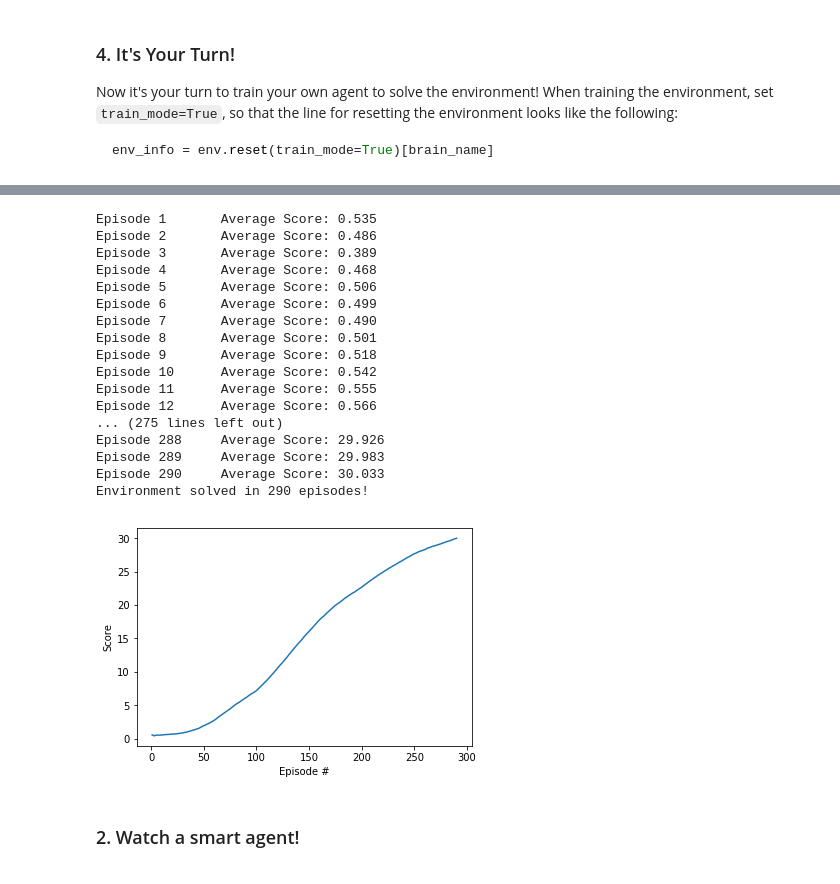
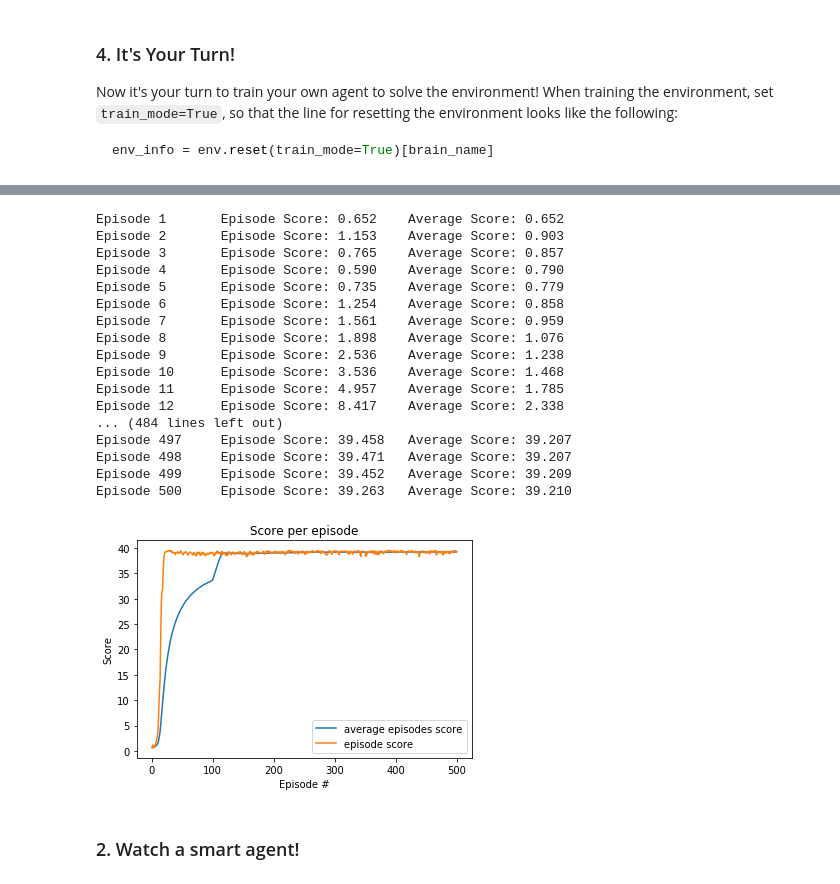
Before and after one commit to dgharsallah/ContinuousControl, a Jupyter notebook: Continuous_Control.ipynb, the cells around one changed output, grey strips where cells are left out. Drawn from its saved outputs; the diff is of its cells as text; code cells hidden in the pictures.

Commit message:
plot the score graph

```diff
--- a/Continuous_Control.ipynb
+++ b/Continuous_Control.ipynb
@@ -134,11 +132,11 @@ using device: cuda:0
 import torch
 from collections import deque
 
-def train(n_episodes=2000, max_t=1000, train=True):
+def train(n_episodes=500, max_t=1000, train=True):
     scores_deque = deque(maxlen=100)
     scores = []
-    avg_scores=[]
-
+    avg_scores = []
+    episode_scores = []
     for i_episode in range(1, n_episodes + 1):
         env_info = env.reset(train_mode=train)[brain_name]
         states = env_info.vector_observations
@@ -156,50 +154,55 @@ def train(n_episodes=2000, max_t=1000, train=True):
                 states = next_states
                 if np.any(dones):
                     break
-        scores_deque.append(np.mean(score))
+        episode_score = np.mean(score)
+        scores_deque.append(episode_score)
         avg_score = np.mean(scores_deque)
         avg_scores.append(avg_score)
+        episode_scores.append(episode_score)
 
-        print('\nEpisode {}\tAverage Score: {:.3f}'.format(i_episode,avg_score), end="")
+        print('\nEpisode {}\tEpisode Score: {:.3f}\tAverage Score: {:.3f}'.format(i_episode, episode_score, avg_score), end="")
 
         if avg_score > 30:
             torch.save(agent.actor_local.state_dict(), 'checkpoint_actor.pth')
             torch.save(agent.critic_local.state_dict(), 'checkpoint_critic.pth')
-            print('\nEnvironment solved in {:d} episodes!'.format(i_episode))
-            break
-    return avg_scores
+#             print('\nEnvironment solved in {:d} episodes!'.format(i_episode))
+#             break
+    return avg_scores, episode_scores
 # %%
-avg_scores = train()
+avg_scores, episode_scores = train()
 # %% [output]
-Episode 1       Average Score: 0.535
-Episode 2       Average Score: 0.486
-Episode 3       Average Score: 0.389
-Episode 4       Average Score: 0.468
-Episode 5       Average Score: 0.506
-Episode 6       Average Score: 0.499
-Episode 7       Average Score: 0.490
-Episode 8       Average Score: 0.501
-Episode 9       Average Score: 0.518
-Episode 10      Average Score: 0.542
-Episode 11      Average Score: 0.555
-Episode 12      Average Score: 0.566
-... (275 lines left out)
-Episode 288     Average Score: 29.926
-Episode 289     Average Score: 29.983
-Episode 290     Average Score: 30.033
-Environment solved in 290 episodes!
+Episode 1       Episode Score: 0.652    Average Score: 0.652
+Episode 2       Episode Score: 1.153    Average Score: 0.903
+Episode 3       Episode Score: 0.765    Average Score: 0.857
+Episode 4       Episode Score: 0.590    Average Score: 0.790
+Episode 5       Episode Score: 0.735    Average Score: 0.779
+Episode 6       Episode Score: 1.254    Average Score: 0.858
+Episode 7       Episode Score: 1.561    Average Score: 0.959
+Episode 8       Episode Score: 1.898    Average Score: 1.076
+Episode 9       Episode Score: 2.536    Average Score: 1.238
+Episode 10      Episode Score: 3.536    Average Score: 1.468
+Episode 11      Episode Score: 4.957    Average Score: 1.785
+Episode 12      Episode Score: 8.417    Average Score: 2.338
+... (484 lines left out)
+Episode 497     Episode Score: 39.458   Average Score: 39.207
+Episode 498     Episode Score: 39.471   Average Score: 39.207
+Episode 499     Episode Score: 39.452   Average Score: 39.209
+Episode 500     Episode Score: 39.263   Average Score: 39.210
 # %%
 import matplotlib.pyplot as plt
 
 fig = plt.figure()
-ax = fig.add_subplot(111)
-plt.plot(np.arange(1, len(avg_scores) + 1), avg_scores)
+# ax = fig.add_subplot(111)
+plt.plot(np.arange(1, len(avg_scores) + 1), avg_scores, label='average episodes score')
+plt.plot(np.arange(1, len(episode_scores) + 1), episode_scores, label='episode score')
 plt.ylabel('Score')
 plt.xlabel('Episode #')
+plt.title("Score per episode")
+plt.legend()
 plt.show()
 fig.savefig("scores.png")
 # %% [output]
-[figure, old version]
+[figure, new version]
 # %% [markdown]
 ### 2. Watch a smart agent!
 # %%
```
Also changed, not shown: parts of 3 cells of this notebook, 4 other files.
